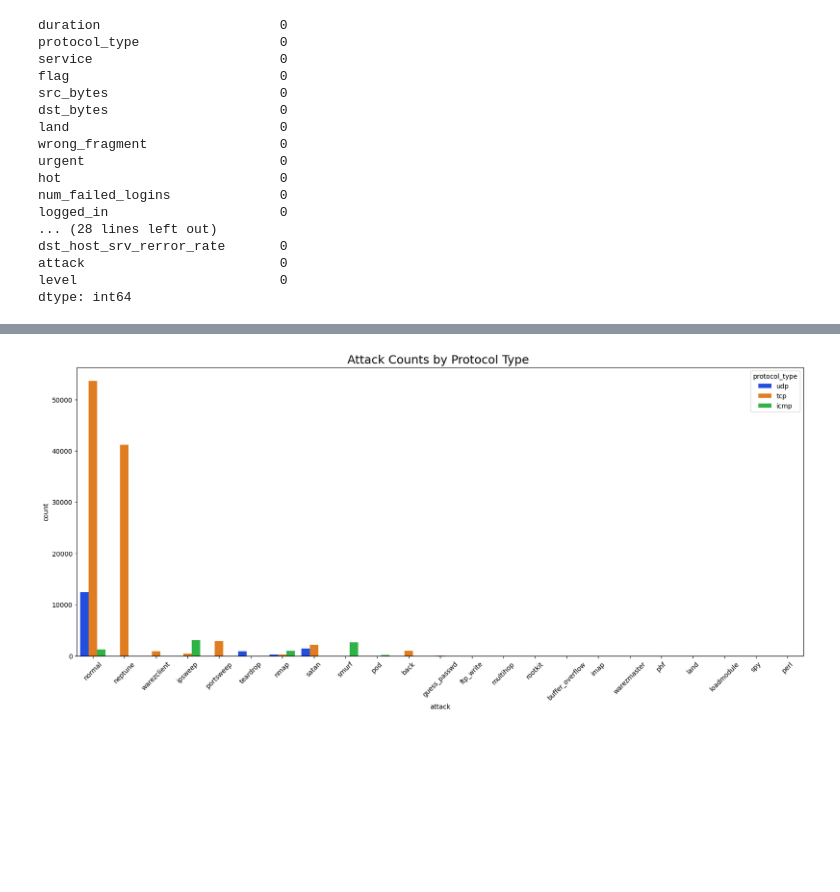
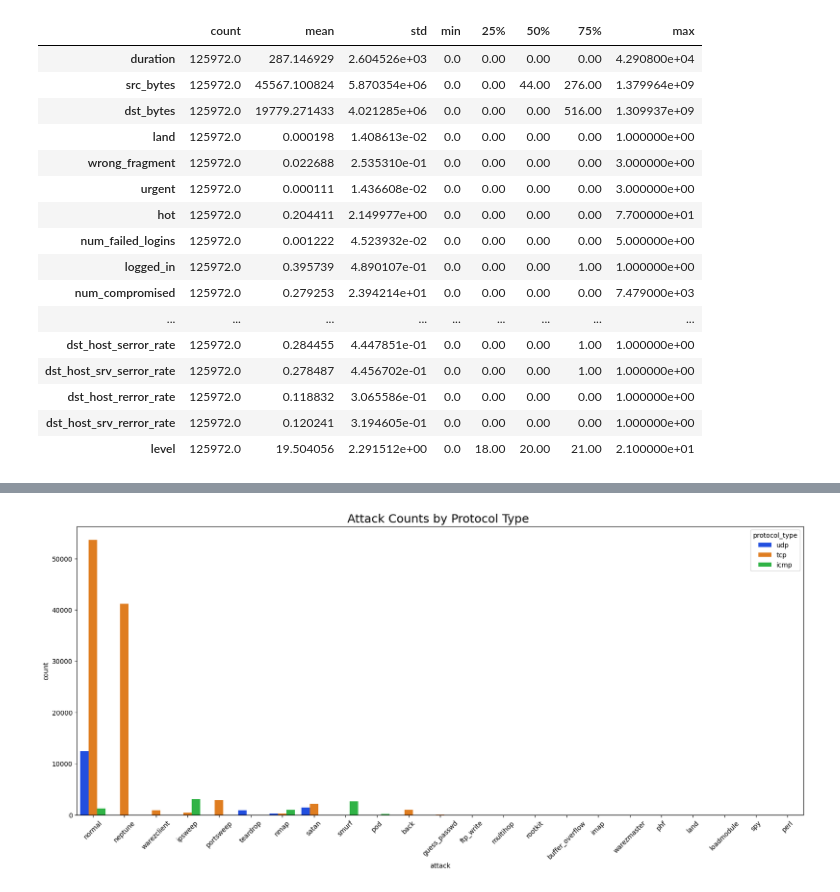
Before and after one commit to lamvwl/jupyterlite, a Jupyter notebook: IDS-NSL-KDD-RandomForest.ipynb, the cells around one changed output, grey strips where cells are left out. Drawn from its saved outputs; the diff is of its cells as text; code cells hidden in the pictures; blank space fills up the shorter version.

```diff
--- a/IDS-NSL-KDD-RandomForest.ipynb
+++ b/IDS-NSL-KDD-RandomForest.ipynb
@@ -2,6 +2,7 @@
 #Import Libraries
 import pandas as pd
 import matplotlib.pyplot as mplot
+import seaborn as sb
 
 
 
@@ -42,49 +43,49 @@ columns = ([
 			'diff_srv_rate',
 			'srv_diff_host_rate',
 			'dst_host_count',
 			'dst_host_srv_count',
 			'dst_host_same_srv_rate',
 			'dst_host_diff_srv_rate',
 			'dst_host_same_src_port_rate',
 			'dst_host_srv_diff_host_rate',
 			'dst_host_serror_rate',
 			'dst_host_srv_serror_rate',
 			'dst_host_rerror_rate',
 			'dst_host_srv_rerror_rate',
 			'attack',
 			'level'
 		])
 
 
 dt.columns = columns
 
 # meta-summary
 # data_training.info()
 # print(data_training.head(5))
 
 dt.head(5)
 
 # Data general statistics
 dt.describe().T
 
 #Check for null values in dataset
-dt.isnull().sum()
+# dt.isnull().sum()
 # %% [output]
-duration                       0
-protocol_type                  0
-service                        0
-flag                           0
-src_bytes                      0
-dst_bytes                      0
-land                           0
-wrong_fragment                 0
-urgent                         0
-hot                            0
-num_failed_logins              0
-logged_in                      0
-... (28 lines left out)
-dst_host_srv_rerror_rate       0
-attack                         0
-level                          0
-dtype: int64
+|  | count | mean | std | min | 25% | 50% | 75% | max |
+| duration | 125972.0 | 287.146929 | 2.604526e+03 | 0.0 | 0.00 | 0.00 | 0.00 | 4.290800e+04 |
+| src_bytes | 125972.0 | 45567.100824 | 5.870354e+06 | 0.0 | 0.00 | 44.00 | 276.00 | 1.379964e+09 |
+| dst_bytes | 125972.0 | 19779.271433 | 4.021285e+06 | 0.0 | 0.00 | 0.00 | 516.00 | 1.309937e+09 |
+| land | 125972.0 | 0.000198 | 1.408613e-02 | 0.0 | 0.00 | 0.00 | 0.00 | 1.000000e+00 |
+| wrong_fragment | 125972.0 | 0.022688 | 2.535310e-01 | 0.0 | 0.00 | 0.00 | 0.00 | 3.000000e+00 |
+| urgent | 125972.0 | 0.000111 | 1.436608e-02 | 0.0 | 0.00 | 0.00 | 0.00 | 3.000000e+00 |
+| hot | 125972.0 | 0.204411 | 2.149977e+00 | 0.0 | 0.00 | 0.00 | 0.00 | 7.700000e+01 |
+| num_failed_logins | 125972.0 | 0.001222 | 4.523932e-02 | 0.0 | 0.00 | 0.00 | 0.00 | 5.000000e+00 |
+| logged_in | 125972.0 | 0.395739 | 4.890107e-01 | 0.0 | 0.00 | 0.00 | 1.00 | 1.000000e+00 |
+| num_compromised | 125972.0 | 0.279253 | 2.394214e+01 | 0.0 | 0.00 | 0.00 | 0.00 | 7.479000e+03 |
+| ... | ... | ... | ... | ... | ... | ... | ... | ... |
+| dst_host_serror_rate | 125972.0 | 0.284455 | 4.447851e-01 | 0.0 | 0.00 | 0.00 | 1.00 | 1.000000e+00 |
+| dst_host_srv_serror_rate | 125972.0 | 0.278487 | 4.456702e-01 | 0.0 | 0.00 | 0.00 | 1.00 | 1.000000e+00 |
+| dst_host_rerror_rate | 125972.0 | 0.118832 | 3.065586e-01 | 0.0 | 0.00 | 0.00 | 0.00 | 1.000000e+00 |
+| dst_host_srv_rerror_rate | 125972.0 | 0.120241 | 3.194605e-01 | 0.0 | 0.00 | 0.00 | 0.00 | 1.000000e+00 |
+| level | 125972.0 | 19.504056 | 2.291512e+00 | 0.0 | 18.00 | 20.00 | 21.00 | 2.100000e+01 |
 # %%
```
Also changed, not shown: parts of 12 cells of this notebook.
